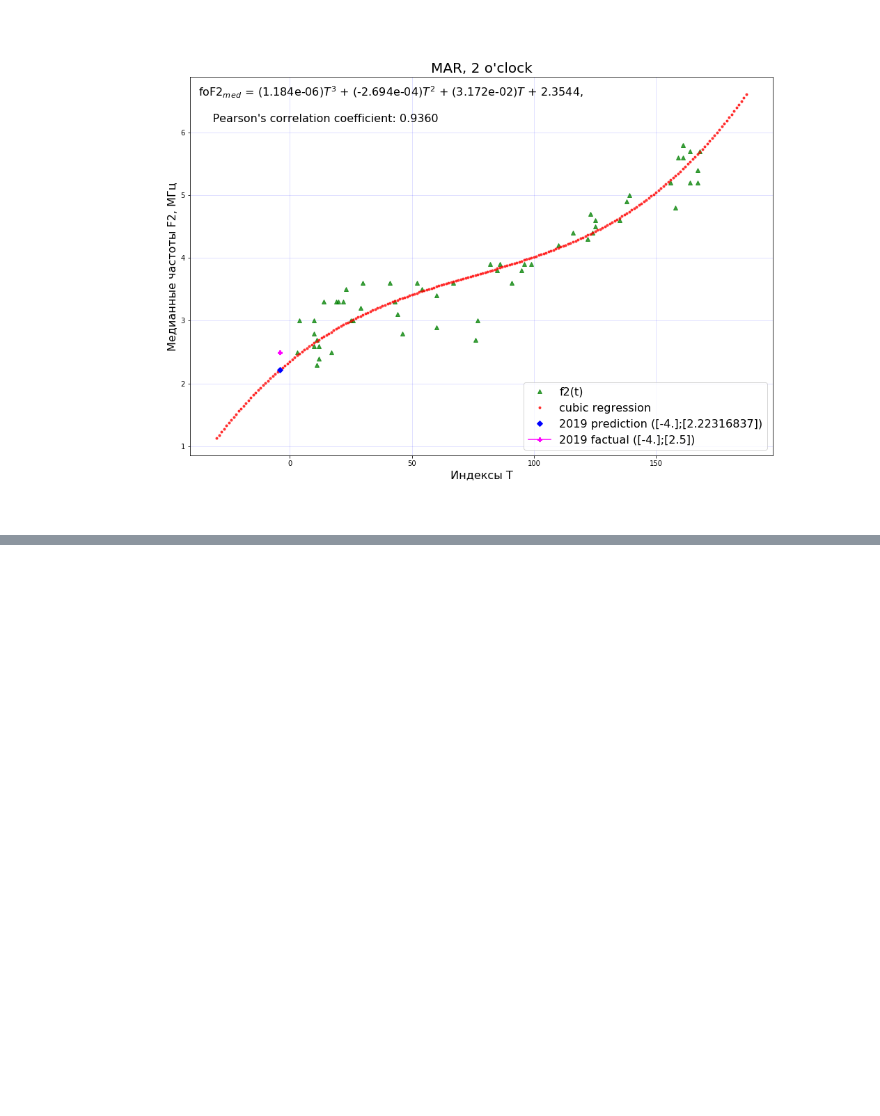
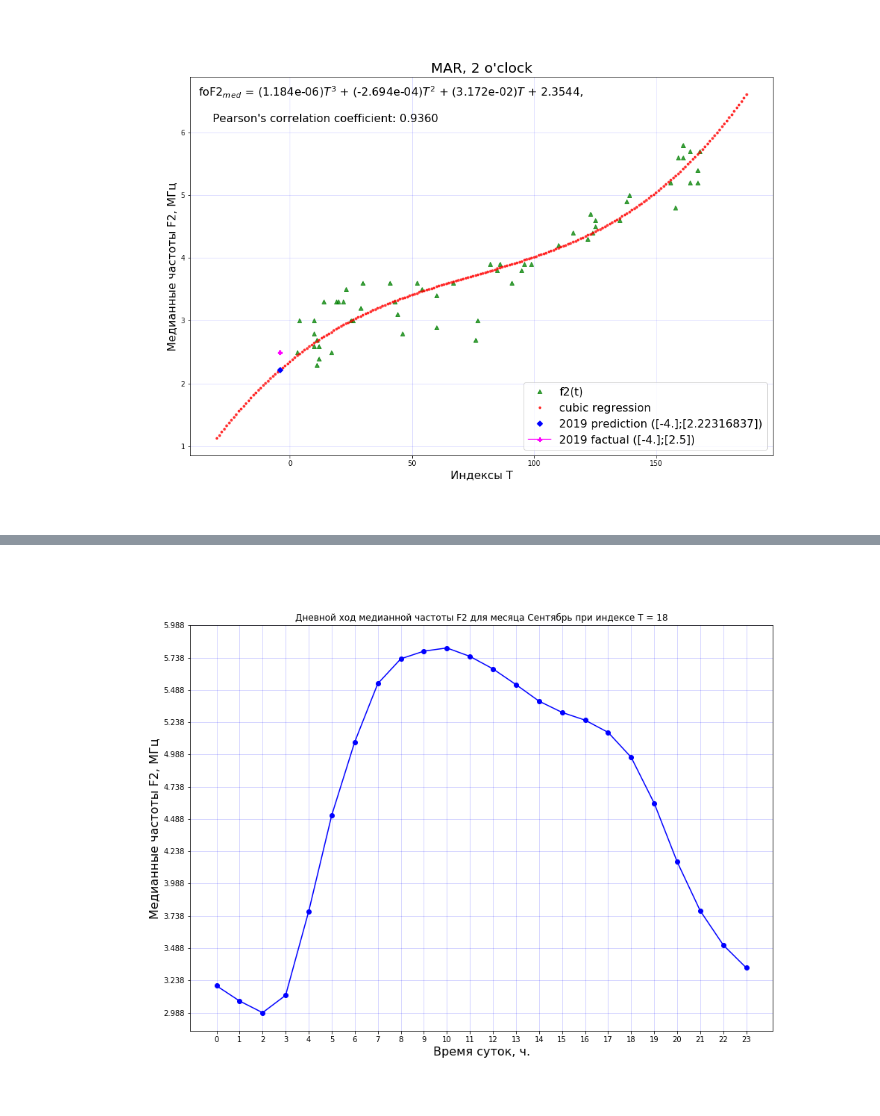
Before and after one commit to maratdzhan/dependencies-F2-from-indices-T, a Jupyter notebook: NoteBook_Version.ipynb, the cells around one changed output, grey strips where cells are left out. Cells and saved outputs as stored; diff of their text form; code cells hidden in the pictures; blank space fills up the shorter version.

```diff
--- a/NoteBook_Version.ipynb
+++ b/NoteBook_Version.ipynb
@@ -392,0 +453,4 @@ Image("graphs/MAR-2.png")
+# %%
+Image("graphs_example/8_SEP_18.png")
+# %% [output]
+[figure, added]
```
Also changed, not shown: parts of 14 cells of this notebook, 5 other files.
